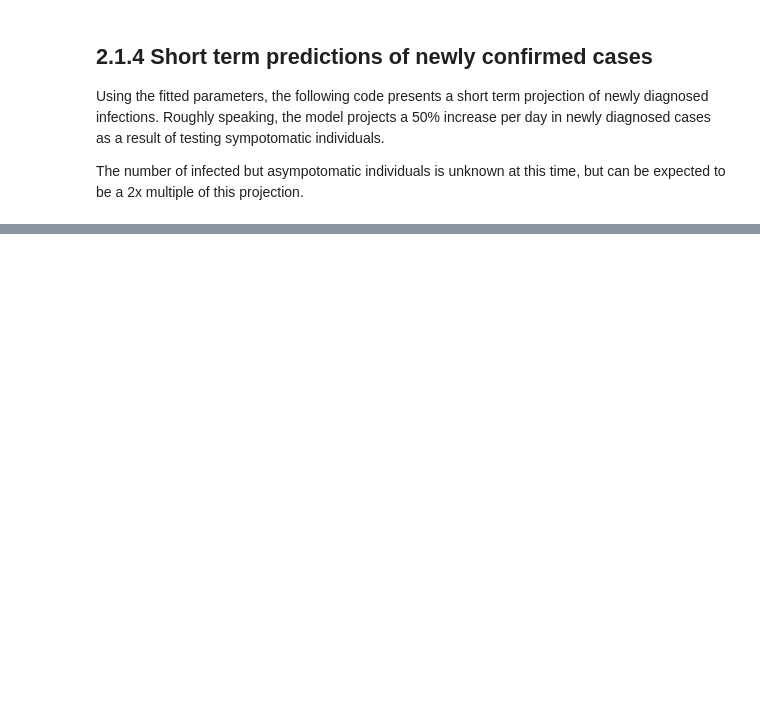
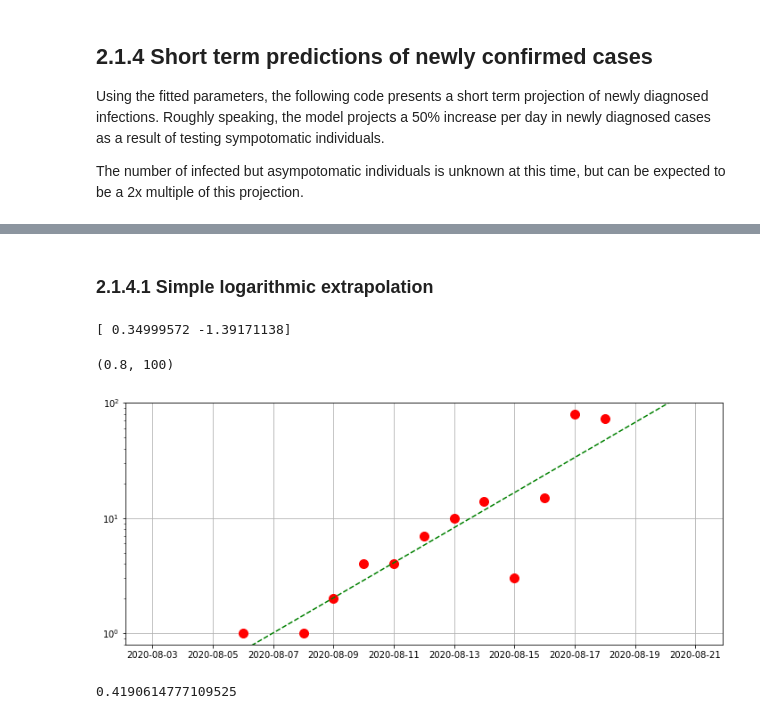
Before and after one commit to jckantor/CBE40455-2020, a Jupyter notebook: docs/02.01-Campus-SIR-modeling.ipynb, the cells around one changed output, grey strips where cells are left out. Drawn from its saved outputs; the diff is of its cells as text; code cells hidden in the pictures; blank space fills up the shorter version.

```diff
--- a/docs/02.01-Campus-SIR-modeling.ipynb
+++ b/docs/02.01-Campus-SIR-modeling.ipynb
@@ -188,3 +191,29 @@ ax.set_title(f"{H} day-ahead predictions of confirmed new cases");
+# %% [markdown]
+### 2.1.4.1 Simple logarithmic extrapolation
+# %%
+fig, ax = plt.subplots(1, 1, figsize=(12, 5))
+ax.semilogy(df["date"], df["new cases"], "r.", ms=20)
+
+t_fit = np.array(df[6:].index)
+y_fit = np.log(np.array(df[6:]["new cases"]))
+p = np.polyfit(t_fit, y_fit, 1)
+
+t = np.linspace(min(df.index), max(t_fit) + 3)
+y = np.exp(p[0]*t + p[1])
+dates = [df["date"][0] + timedelta(days=t) for t in t]
+
+print(p)
+ax.semilogy(dates, y, 'g--')
+ax.grid(True)
+ax.set_ylim(0.8, 100)
+# %% [output]
+[ 0.34999572 -1.39171138]
+(0.8, 100)
+[figure, added]
+# %%
+np.exp(p[0]) - 1.0
+# %% [output]
+0.4190614777109525
 # %% [markdown]
 <!--NAVIGATION-->
 < [2.0 Modeling](https://jckantor.github.io/CBE40455-2020/02.00-Modeling.html) | [Contents](toc.html) | [2.2 Campus SEIR Modeling](https://jckantor.github.io/CBE40455-2020/02.02-Campus-SEIR-modeling.html)<p><a href="https://colab.research.google.com/github/jckantor/CBE40455-2020/blob/master/docs/02.01-Campus-SIR-modeling.ipynb"> <img align="left" src="https://colab.research.google.com/assets/colab-badge.svg" alt="Open in Colab" title="Open in Google Colaboratory"></a><p><a href="https://jckantor.github.io/CBE40455-2020/02.01-Campus-SIR-modeling.ipynb"> <img align="left" src="https://img.shields.io/badge/Github-Download-blue.svg" alt="Download" title="Download Notebook"></a>
```
Also changed, not shown: parts of 4 cells of this notebook, 20 other files.
